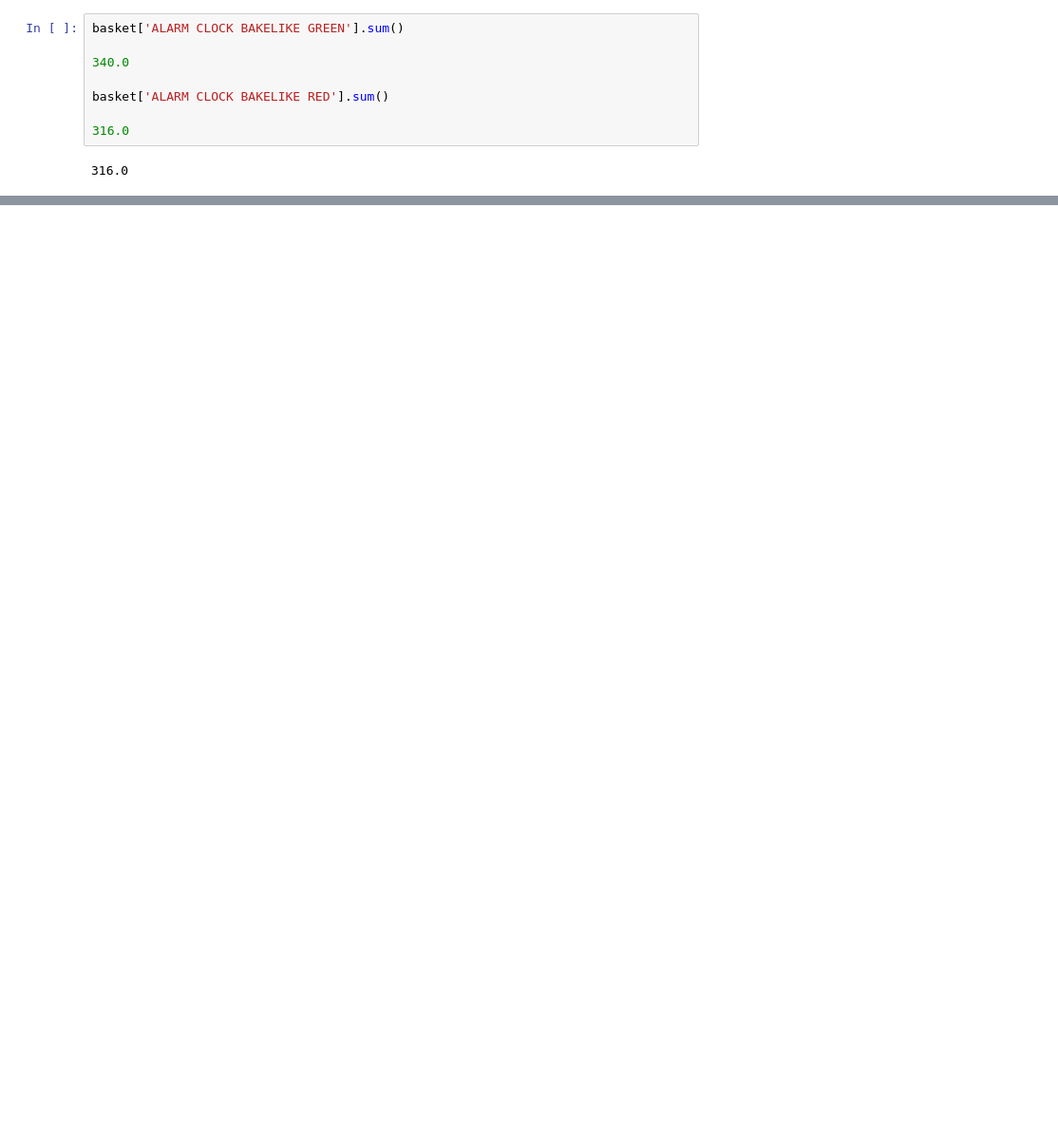
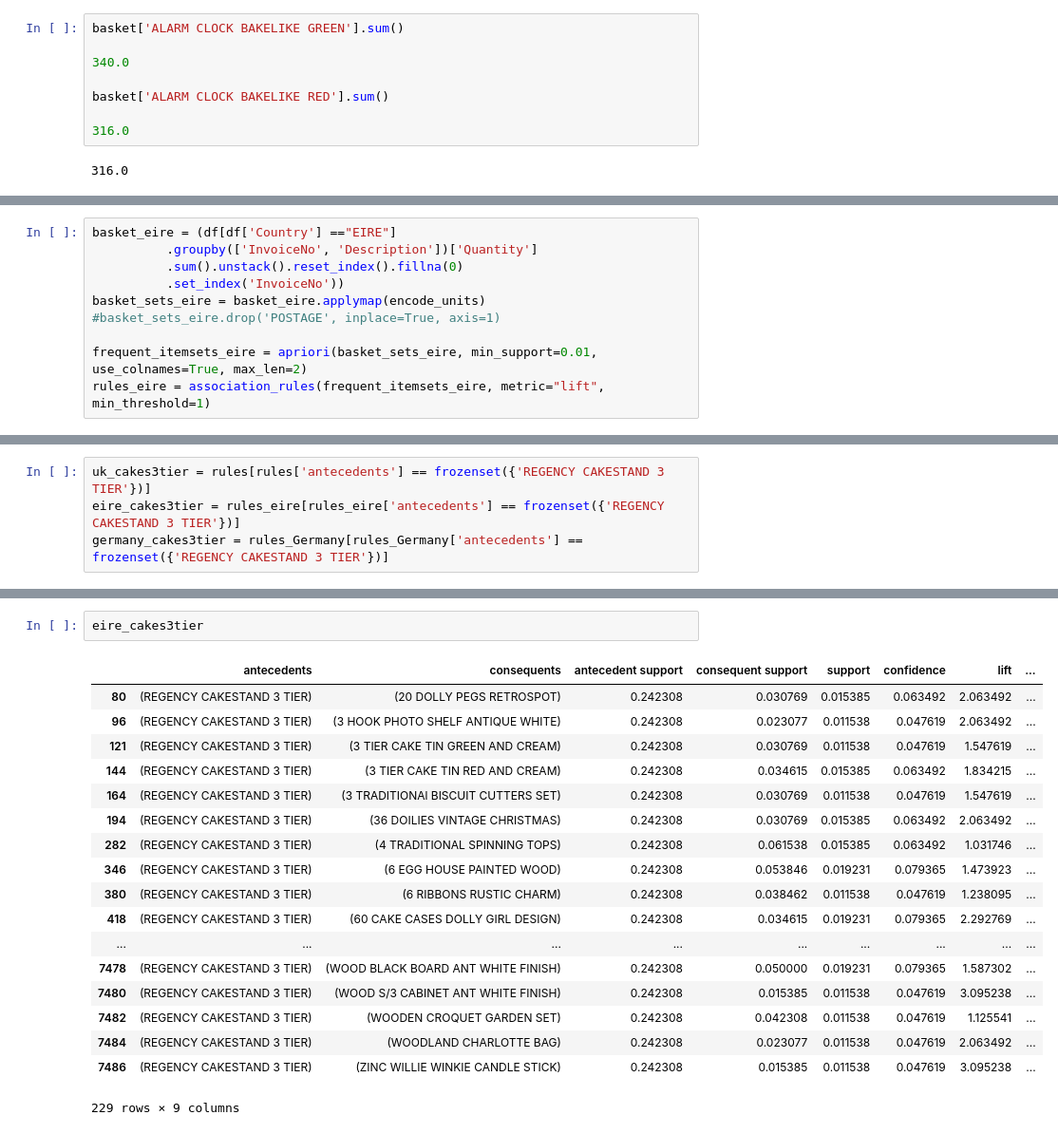
Before and after one commit to Preetikasri/Online-Customer-Purchase, a Jupyter notebook: notebook/marketing_project.ipynb, the cells around one changed output, grey strips where cells are left out. Shown at 95% size. Drawn from its saved outputs; the diff is of its cells as text; blank space fills up the shorter version.

```diff
--- a/notebook/marketing_project.ipynb
+++ b/notebook/marketing_project.ipynb
@@ -230,0 +415,10 @@ basket['ALARM CLOCK BAKELIKE RED'].sum()
+# %%
+basket_eire = (df[df['Country'] =="EIRE"]
+          .groupby(['InvoiceNo', 'Description'])['Quantity']
+          .sum().unstack().reset_index().fillna(0)
+          .set_index('InvoiceNo'))
+basket_sets_eire = basket_eire.applymap(encode_units)
+#basket_sets_eire.drop('POSTAGE', inplace=True, axis=1)
+
+frequent_itemsets_eire = apriori(basket_sets_eire, min_support=0.01, use_colnames=True, max_len=2)
+rules_eire = association_rules(frequent_itemsets_eire, metric="lift", min_threshold=1)
@@ -230,0 +556,4 @@ basket['ALARM CLOCK BAKELIKE RED'].sum()
+# %%
+uk_cakes3tier = rules[rules['antecedents'] == frozenset({'REGENCY CAKESTAND 3 TIER'})]
+eire_cakes3tier = rules_eire[rules_eire['antecedents'] == frozenset({'REGENCY CAKESTAND 3 TIER'})]
+germany_cakes3tier = rules_Germany[rules_Germany['antecedents'] == frozenset({'REGENCY CAKESTAND 3 TIER'})]
@@ -230,0 +572,21 @@ basket['ALARM CLOCK BAKELIKE RED'].sum()
+# %%
+eire_cakes3tier
+# %% [output]
+|  | antecedents | consequents | antecedent support | consequent support | support | confidence | lift | ... |
+| 80 | (REGENCY CAKESTAND 3 TIER) | (20 DOLLY PEGS RETROSPOT) | 0.242308 | 0.030769 | 0.015385 | 0.063492 | 2.063492 | ... |
+| 96 | (REGENCY CAKESTAND 3 TIER) | (3 HOOK PHOTO SHELF ANTIQUE WHITE) | 0.242308 | 0.023077 | 0.011538 | 0.047619 | 2.063492 | ... |
+| 121 | (REGENCY CAKESTAND 3 TIER) | (3 TIER CAKE TIN GREEN AND CREAM) | 0.242308 | 0.030769 | 0.011538 | 0.047619 | 1.547619 | ... |
+| 144 | (REGENCY CAKESTAND 3 TIER) | (3 TIER CAKE TIN RED AND CREAM) | 0.242308 | 0.034615 | 0.015385 | 0.063492 | 1.834215 | ... |
+| 164 | (REGENCY CAKESTAND 3 TIER) | (3 TRADITIONAl BISCUIT CUTTERS SET) | 0.242308 | 0.030769 | 0.011538 | 0.047619 | 1.547619 | ... |
+| 194 | (REGENCY CAKESTAND 3 TIER) | (36 DOILIES VINTAGE CHRISTMAS) | 0.242308 | 0.030769 | 0.015385 | 0.063492 | 2.063492 | ... |
+| 282 | (REGENCY CAKESTAND 3 TIER) | (4 TRADITIONAL SPINNING TOPS) | 0.242308 | 0.061538 | 0.015385 | 0.063492 | 1.031746 | ... |
+| 346 | (REGENCY CAKESTAND 3 TIER) | (6 EGG HOUSE PAINTED WOOD) | 0.242308 | 0.053846 | 0.019231 | 0.079365 | 1.473923 | ... |
+| 380 | (REGENCY CAKESTAND 3 TIER) | (6 RIBBONS RUSTIC CHARM) | 0.242308 | 0.038462 | 0.011538 | 0.047619 | 1.238095 | ... |
+| 418 | (REGENCY CAKESTAND 3 TIER) | (60 CAKE CASES DOLLY GIRL DESIGN) | 0.242308 | 0.034615 | 0.019231 | 0.079365 | 2.292769 | ... |
+| ... | ... | ... | ... | ... | ... | ... | ... | ... |
+| 7478 | (REGENCY CAKESTAND 3 TIER) | (WOOD BLACK BOARD ANT WHITE FINISH) | 0.242308 | 0.050000 | 0.019231 | 0.079365 | 1.587302 | ... |
+| 7480 | (REGENCY CAKESTAND 3 TIER) | (WOOD S/3 CABINET ANT WHITE FINISH) | 0.242308 | 0.015385 | 0.011538 | 0.047619 | 3.095238 | ... |
+| 7482 | (REGENCY CAKESTAND 3 TIER) | (WOODEN CROQUET GARDEN SET) | 0.242308 | 0.042308 | 0.011538 | 0.047619 | 1.125541 | ... |
+| 7484 | (REGENCY CAKESTAND 3 TIER) | (WOODLAND CHARLOTTE BAG) | 0.242308 | 0.023077 | 0.011538 | 0.047619 | 2.063492 | ... |
+| 7486 | (REGENCY CAKESTAND 3 TIER) | (ZINC WILLIE WINKIE CANDLE STICK) | 0.242308 | 0.015385 | 0.011538 | 0.047619 | 3.095238 | ... |
+229 rows × 9 columns
```
Also changed, not shown: parts of 44 cells of this notebook.
